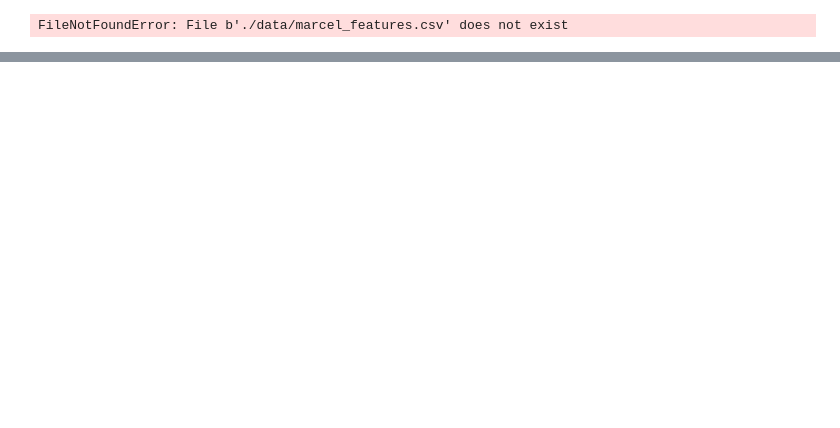
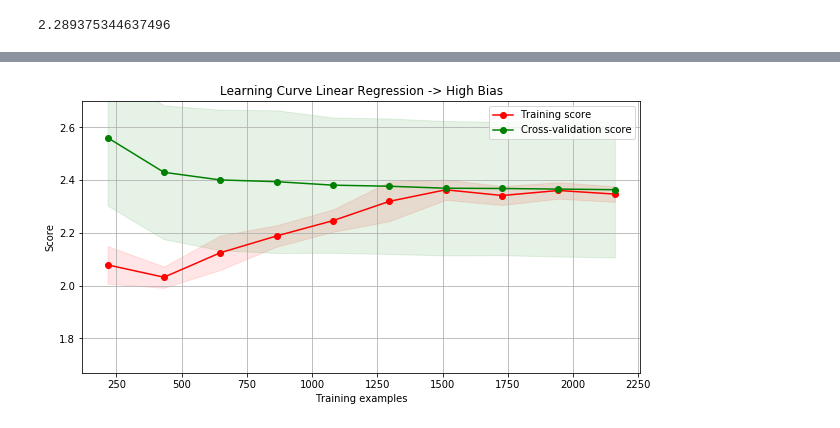
Before and after one commit to Cruzzor/BoxOffice, a Jupyter notebook: Example_organized.ipynb, the cells around one changed output, grey strips where cells are left out. Saved outputs shown, nothing was run; the diff lists cells and outputs as text; code cells hidden in the pictures; blank space fills up the shorter version.

```diff
--- a/Example_organized.ipynb
+++ b/Example_organized.ipynb
@@ -16,9 +20,9 @@ target = data.revenue
 X_train, X_test, y_train, y_test = train_test_split(features_df, target, test_size=0.2, random_state=42)
 # %%
 data = pd.read_csv('./data/train.csv')
-flo_genre = pd.read_csv('./data/flo_genre_feature.csv').drop('Unnamed: 0', axis=1)
-flo_age = pd.read_csv('./data/flo_age_feature.csv').drop('Unnamed: 0', axis=1)
-marcel_keywords = pd.read_csv('./data/marcel_features.csv').drop('Unnamed: 0', axis=1)
+flo_genre = pd.read_csv('./exported_features/flo_genre_feature.csv').drop('Unnamed: 0', axis=1)
+flo_age = pd.read_csv('./exported_features/flo_age_feature.csv').drop('Unnamed: 0', axis=1)
+marcel_keywords = pd.read_csv('./exported_features/marcel_features.csv').drop('Unnamed: 0', axis=1)
 
 data['popularity'] = np.log1p(data.popularity)
 data = data.merge(flo_genre, on=['id'], how='left').merge(marcel_keywords, on=['id'], how='left').merge(flo_age, on=['id'], how='left')
@@ -38,7 +42,7 @@ reg.fit(X_train, np.log1p(y_train))
 y_pred = np.exp(reg.predict(X_test)) - 1
 np.sqrt(mean_squared_log_error(y_test, y_pred))
 # %% [output]
-FileNotFoundError: File b'./data/marcel_features.csv' does not exist
+2.289375344637496
 # %%
-plot_learning_curve(reg, 'Learning Curve Linear Regression -> High Bias', X_train, np.log1p(y_train), cv=10, train_sizes=np.linspace(.1, 1.0, 10), ylim=(1.67, 2.7))
+plot_learning_curve(reg, 'Learning Curve Linear Regression -> High Bias', X_train, np.log1p(y_train), scorer=make_scorer(my_score), cv=10, train_sizes=np.linspace(.1, 1.0, 10), ylim=(1.67, 2.7))
 # %% [output]
@@ -45,0 +50 @@ NameError: name 'reg' is not defined
+[figure, added]
```
Also changed, not shown: parts of 3 cells of this notebook, 1 other file.
